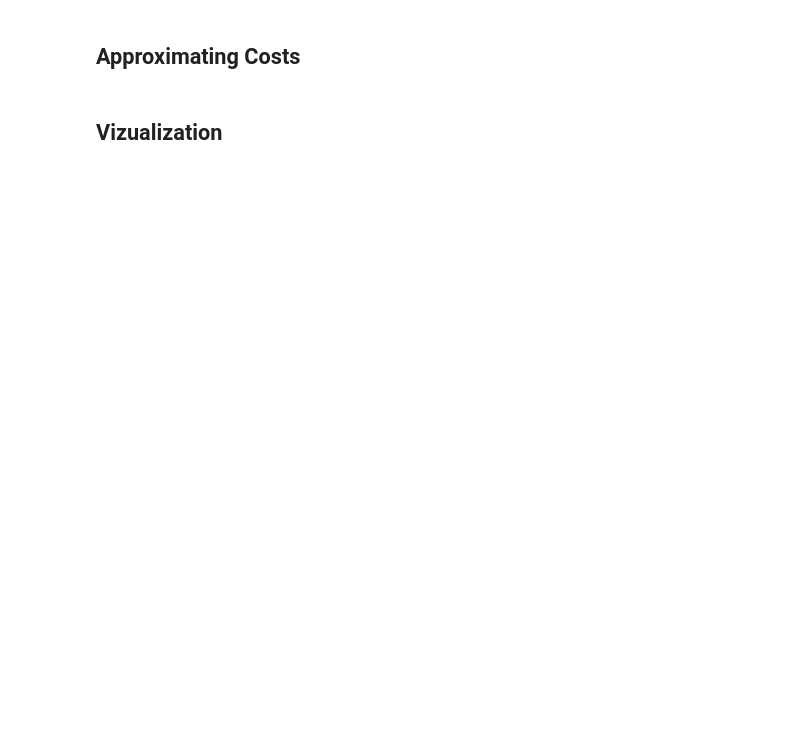
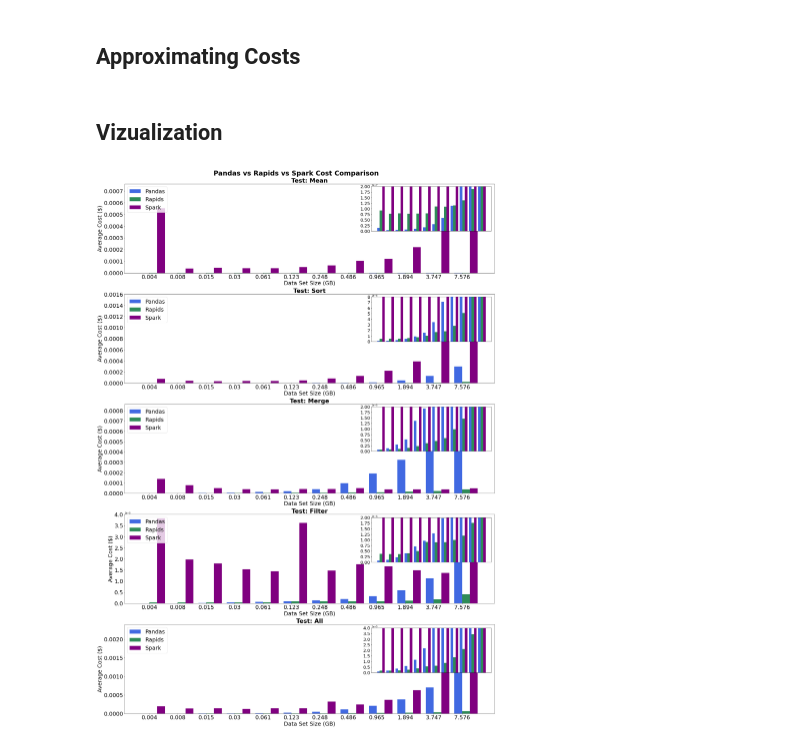
Before and after one commit to avickars/rapids-blog-post, a Jupyter notebook: ETL Cost.ipynb, the cells around one changed output. Drawn from its saved outputs; the diff is of its cells as text; code cells hidden in the pictures; blank space fills up the shorter version.

```diff
--- a/ETL Cost.ipynb
+++ b/ETL Cost.ipynb
@@ -39,30 +39,30 @@ def plot(axs, averages_pandas, averages_rapids, averages_spark, test):
 
     axs.set_ylabel('Average Cost ($)')
     axs.set_xlabel('Data Set Size (GB)')
-    axs.xaxis.label.set_fontsize(20)
-    axs.yaxis.label.set_fontsize(20)
+    axs.xaxis.label.set_fontsize(25)
+    axs.yaxis.label.set_fontsize(25)
     for item in (axs.get_xticklabels() + axs.get_yticklabels()):
-        item.set_fontsize(17)
+        item.set_fontsize(25)
 
-    axs.set_title(f"Test: {test}",fontweight="bold", fontsize=25)
+    axs.set_title(f"Test: {test}",fontweight="bold", fontsize=27)
     axs.legend(loc='upper left', prop={'size': 25})
     axs.set_xticks(ticks=ind + width/2,
               labels=bar_labels)
 
     if test == 'Mean':
-        ax_new = subfigs[0].add_axes([0.238, 0.785, 0.25, 0.17])
+        ax_new = fig.add_axes([0.69, 0.89,0.3, 0.08])
         plt.ylim(0, 0.0000002)
     elif test == 'Sort':
-        ax_new = subfigs[0].add_axes([0.743, 0.785, 0.25, 0.17])
+        ax_new = fig.add_axes([0.69, 0.692,0.3, 0.08])
         plt.ylim(0, 0.000008)
     elif test == 'Merge':
-        ax_new = subfigs[0].add_axes([0.238, 0.280, 0.25, 0.17])
+        ax_new = fig.add_axes([0.69, 0.495,0.3, 0.08])
         plt.ylim(0, 0.00002)
     elif test == 'Filter':
-        ax_new = subfigs[0].add_axes([0.743, 0.280, 0.25, 0.17])
+        ax_new = fig.add_axes([0.69, 0.296, 0.3, 0.08])
         plt.ylim(0, 0.000002)
     else:
-        ax_new = subfigs[1].add_axes([0.693, 0.565, 0.3, 0.35])
+        ax_new = fig.add_axes([0.69, 0.098, 0.3, 0.08])
         plt.ylim(0, 0.00004)
 
 
@@ -82,52 +82,45 @@ def plot(axs, averages_pandas, averages_rapids, averages_spark, test):
             color='purple',label='Spark')
 
     ax_new.set_xticks([])
+    for item in ax_new.get_yticklabels():
+        item.set_fontsize(20)
     return axs
 # %%
 # Creating the plot matrix
 
 NUM_DSIZE_DOUBLINGS = 12
 
 # Computing an array to hold the test names
-tests = np.append(results_df_pandas['Test'].drop_duplicates().values,'None').reshape((3,2))
+tests = results_df_pandas['Test'].drop_duplicates().values
 
-# Defining the figure
-fig = plt.figure(constrained_layout=True,figsize=(3,3))
-fig.tight_layout(pad=5.0)
+# Creating the subfigures
+fig, axs = plt.subplots(5,constrained_layout = True)
 
 fig.suptitle('Pandas vs Rapids vs Spark Cost Comparison', fontsize=30, fontweight="bold")
 
 # Setting the fig size
-fig.set_size_inches(25, 20)
-
-# Creating the subfigures
-subfigs = fig.subfigures(2, 1, wspace=1,height_ratios=[2, 1.])
-axs = subfigs[0].subplots(2, 2)
+fig.set_size_inches(25, 35)
 
 # Setting the number of bars
 ind = np.arange(0, NUM_DSIZE_DOUBLINGS*2, 2)
 
 # Defining the width between the bars
 width = 0.55
 
 # Defining the bar labels
 bar_labels = np.round(results_df_pandas['Test Size'].drop_duplicates(), 3).astype(str)
 
 # Creating the plots
-for i in range(0, 2):
-    for j in range(0, 2):
-        test = tests[i, j]
-        plot(axs[i,j],
-             results_df_pandas[results_df_pandas['Test'] == test]['Cost'],
-             results_df_rapids[results_df_rapids['Test'] == test]['Cost'],
-             spark[spark['Test'] == test]['Cost'],
-             test)
-# Creating the bottom plot since there is an odd number
-ax = subfigs[1].subplots(1,1)
-plot(ax,
-     results_df_pandas[results_df_pandas['Test'] == 'All']['Cost'],
-     results_df_rapids[results_df_rapids['Test'] == 'All']['Cost'],
-     spark[spark['Test'] == 'All']['Cost'],
-     'All')
+for i in range(0,5):
+    test = tests[i]
+    plot(axs[i],
+         results_df_pandas[results_df_pandas['Test'] == test]['Cost'],
+         results_df_rapids[results_df_rapids['Test'] == test]['Cost'],
+         spark[spark['Test'] == test]['Cost'],
+         test)
+
+
 plt.savefig('AWS Results/etl_cost.png')
 plt.show()
+# %% [output]
+[figure, added]
```
Also changed, not shown: 7 other files.
